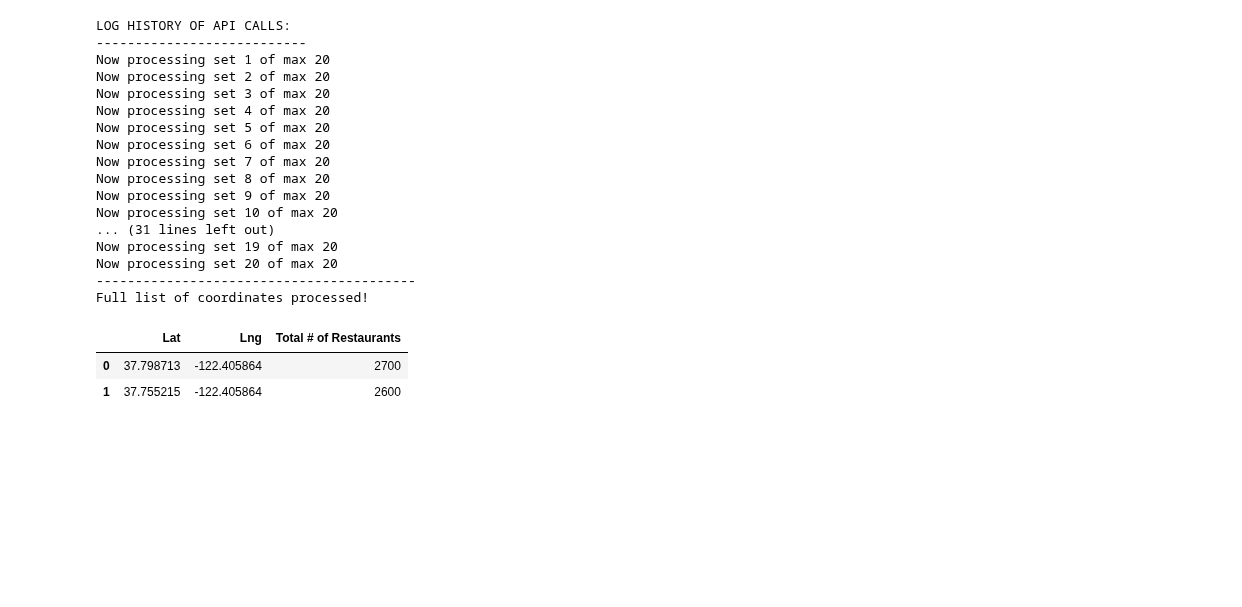
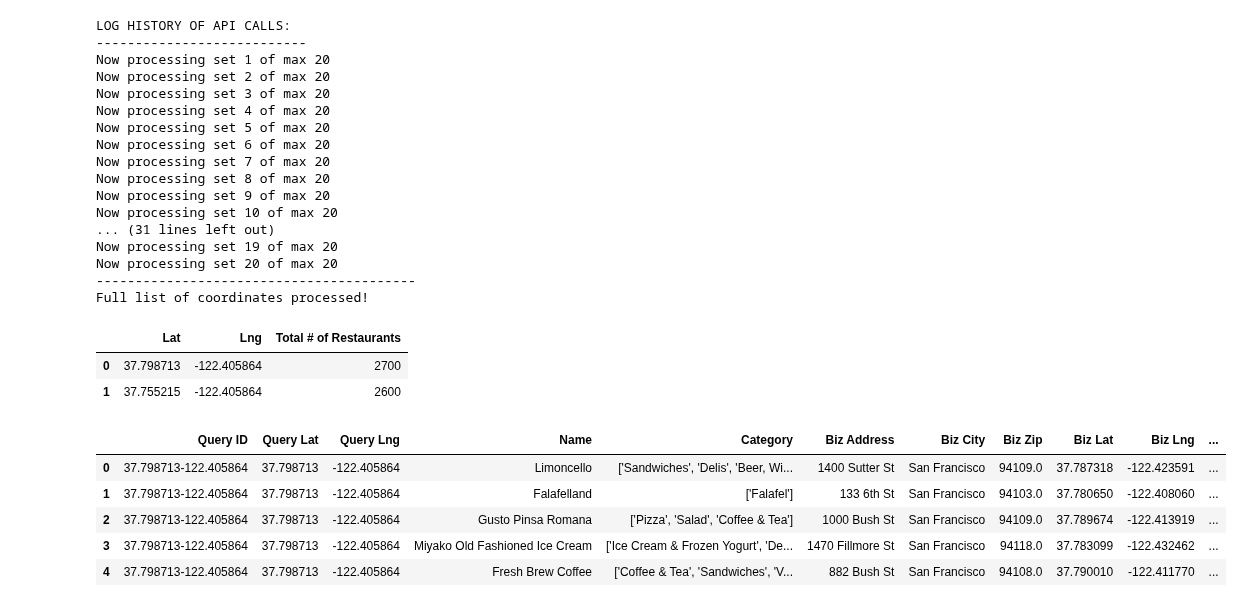
Before and after one commit to lquasem/Project-1, a Jupyter notebook: calls_for_2_coords_rating_ver2.ipynb, the cells around one changed output. Cells and saved outputs as stored; diff of their text form; code cells hidden in the pictures; blank space fills up the shorter version.

Commit message:
Added ver 2 of ratings sorted api calls on 2 coordinates, code & results

```diff
--- a/calls_for_2_coords_rating_ver2.ipynb
+++ b/calls_for_2_coords_rating_ver2.ipynb
@@ -185,3 +183,21 @@ coords_df.head()
 |  | Lat | Lng | Total # of Restaurants |
 | 0 | 37.798713 | -122.405864 | 2700 |
 | 1 | 37.755215 | -122.405864 | 2600 |
+# %%
+restaurants_df = pd.read_csv("Resources/restaurant_data_coords_ratings3.csv", encoding = "ISO-8859-1",
+                             names=["misc", "Biz Address", "Biz City", "Biz Lat", "Biz Lng", "Biz Zip",
+                                    "Category", "Name", "Price", "Query ID", "Query Lat", "Query Lng",
+                                    "Rating", "Review Count", "Yelp ID"])
+# %%
+restaurants_df = restaurants_df[["Query ID", "Query Lat", "Query Lng", "Name", "Category",
+         "Biz Address", "Biz City", "Biz Zip", "Biz Lat", "Biz Lng",
+         "Rating", "Review Count", "Price", "Yelp ID", "misc"]]
+del restaurants_df["misc"]
+restaurants_df.head()
+# %% [output]
+|  | Query ID | Query Lat | Query Lng | Name | Category | Biz Address | Biz City | Biz Zip | Biz Lat | Biz Lng | ... |
+| 0 | 37.798713-122.405864 | 37.798713 | -122.405864 | Limoncello | ['Sandwiches', 'Delis', 'Beer, Wi... | 1400 Sutter St | San Francisco | 94109.0 | 37.787318 | -122.423591 | ... |
+| 1 | 37.798713-122.405864 | 37.798713 | -122.405864 | Falafelland | ['Falafel'] | 133 6th St | San Francisco | 94103.0 | 37.780650 | -122.408060 | ... |
+| 2 | 37.798713-122.405864 | 37.798713 | -122.405864 | Gusto Pinsa Romana | ['Pizza', 'Salad', 'Coffee & Tea'] | 1000 Bush St | San Francisco | 94109.0 | 37.789674 | -122.413919 | ... |
+| 3 | 37.798713-122.405864 | 37.798713 | -122.405864 | Miyako Old Fashioned Ice Cream | ['Ice Cream & Frozen Yogurt', 'De... | 1470 Fillmore St | San Francisco | 94118.0 | 37.783099 | -122.432462 | ... |
+| 4 | 37.798713-122.405864 | 37.798713 | -122.405864 | Fresh Brew Coffee | ['Coffee & Tea', 'Sandwiches', 'V... | 882 Bush St | San Francisco | 94108.0 | 37.790010 | -122.411770 | ... |
```
Also changed, not shown: parts of 2 cells of this notebook, 3 other files.
